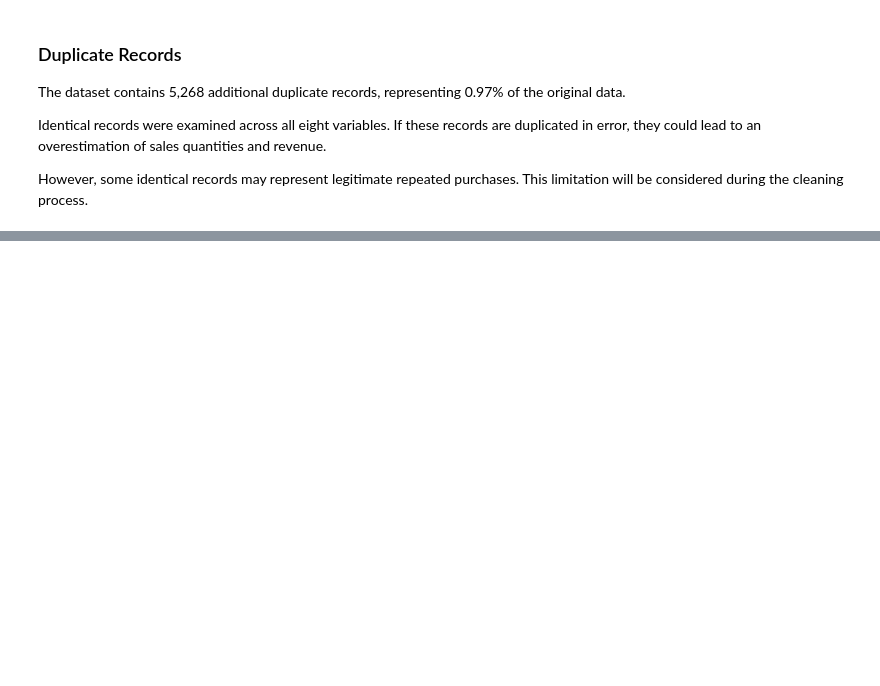
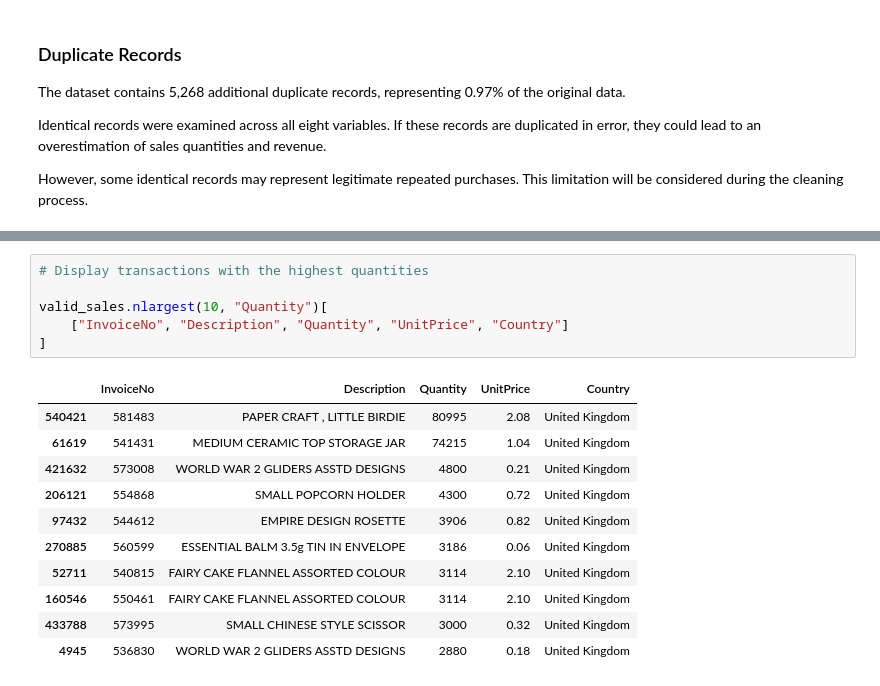
Before and after one commit to jefferson-arcanjo/Online-Retail-Sales-Analysis, a Jupyter notebook: notebooks/online_retail_analysis.ipynb, the cells around one changed output, grey strips where cells are left out. Drawn from its saved outputs; the diff is of its cells as text; blank space fills up the shorter version.

```diff
--- a/notebooks/online_retail_analysis.ipynb
+++ b/notebooks/online_retail_analysis.ipynb
@@ -280,0 +539,18 @@ during the cleaning process.
+# %%
+# Display transactions with the highest quantities
+
+valid_sales.nlargest(10, "Quantity")[
+    ["InvoiceNo", "Description", "Quantity", "UnitPrice", "Country"]
+]
+# %% [output]
+|  | InvoiceNo | Description | Quantity | UnitPrice | Country |
+| 540421 | 581483 | PAPER CRAFT , LITTLE BIRDIE | 80995 | 2.08 | United Kingdom |
+| 61619 | 541431 | MEDIUM CERAMIC TOP STORAGE JAR | 74215 | 1.04 | United Kingdom |
+| 421632 | 573008 | WORLD WAR 2 GLIDERS ASSTD DESIGNS | 4800 | 0.21 | United Kingdom |
+| 206121 | 554868 | SMALL POPCORN HOLDER | 4300 | 0.72 | United Kingdom |
+| 97432 | 544612 | EMPIRE DESIGN ROSETTE | 3906 | 0.82 | United Kingdom |
+| 270885 | 560599 | ESSENTIAL BALM 3.5g TIN IN ENVELOPE | 3186 | 0.06 | United Kingdom |
+| 52711 | 540815 | FAIRY CAKE FLANNEL ASSORTED COLOUR | 3114 | 2.10 | United Kingdom |
+| 160546 | 550461 | FAIRY CAKE FLANNEL ASSORTED COLOUR | 3114 | 2.10 | United Kingdom |
+| 433788 | 573995 | SMALL CHINESE STYLE SCISSOR | 3000 | 0.32 | United Kingdom |
+| 4945 | 536830 | WORLD WAR 2 GLIDERS ASSTD DESIGNS | 2880 | 0.18 | United Kingdom |
```
Also changed, not shown: parts of 18 cells of this notebook.
